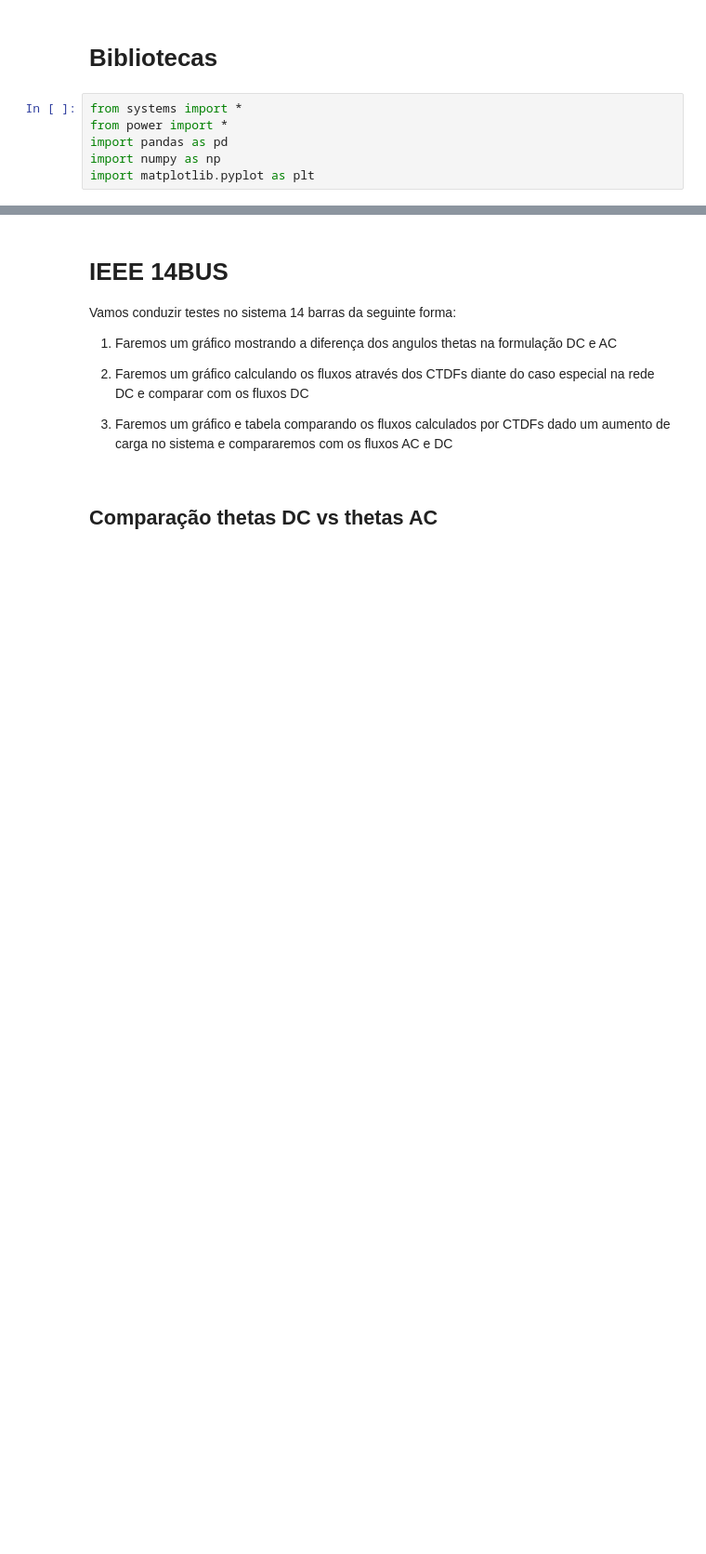
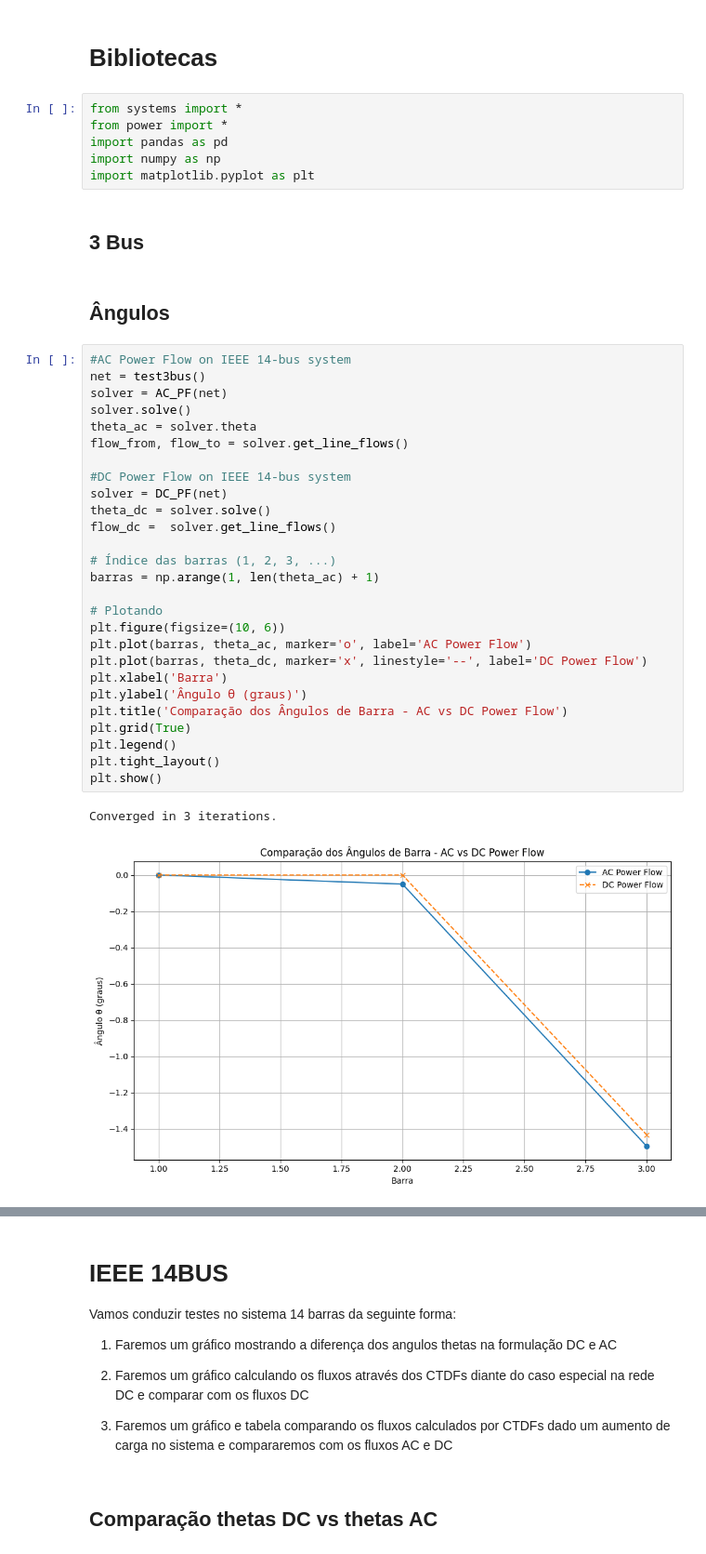
Before and after one commit to Gabriel-Halfeld-Limp/CTDF-for-linear-load-methods, a Jupyter notebook: main.ipynb, the cells around one changed output, grey strips where cells are left out. Shown at 93% size. Drawn from its saved outputs; the diff is of its cells as text; blank space fills up the shorter version.

```diff
--- a/main.ipynb
+++ b/main.ipynb
@@ -6,3 +6,37 @@ from power import *
 import pandas as pd
 import numpy as np
 import matplotlib.pyplot as plt
+# %% [markdown]
+## 3 Bus
+# %% [markdown]
+## Ângulos
+# %%
+#AC Power Flow on IEEE 14-bus system
+net = test3bus()
+solver = AC_PF(net)
+solver.solve()
+theta_ac = solver.theta
+flow_from, flow_to = solver.get_line_flows()
+
+#DC Power Flow on IEEE 14-bus system
+solver = DC_PF(net)
+theta_dc = solver.solve()
+flow_dc =  solver.get_line_flows()
+
+# Índice das barras (1, 2, 3, ...)
+barras = np.arange(1, len(theta_ac) + 1)
+
+# Plotando
+plt.figure(figsize=(10, 6))
+plt.plot(barras, theta_ac, marker='o', label='AC Power Flow')
+plt.plot(barras, theta_dc, marker='x', linestyle='--', label='DC Power Flow')
+plt.xlabel('Barra')
+plt.ylabel('Ângulo θ (graus)')
+plt.title('Comparação dos Ângulos de Barra - AC vs DC Power Flow')
+plt.grid(True)
+plt.legend()
+plt.tight_layout()
+plt.show()
+# %% [output]
+Converged in 3 iterations.
+[figure, added]
```
Also changed, not shown: parts of 20 cells of this notebook, 19 other files.
